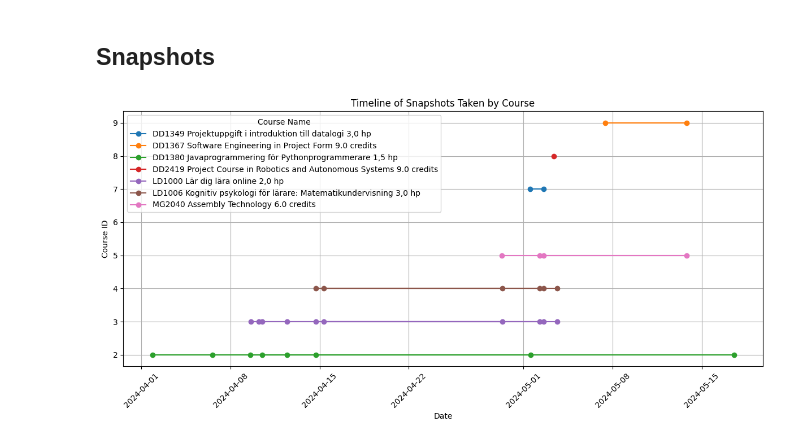
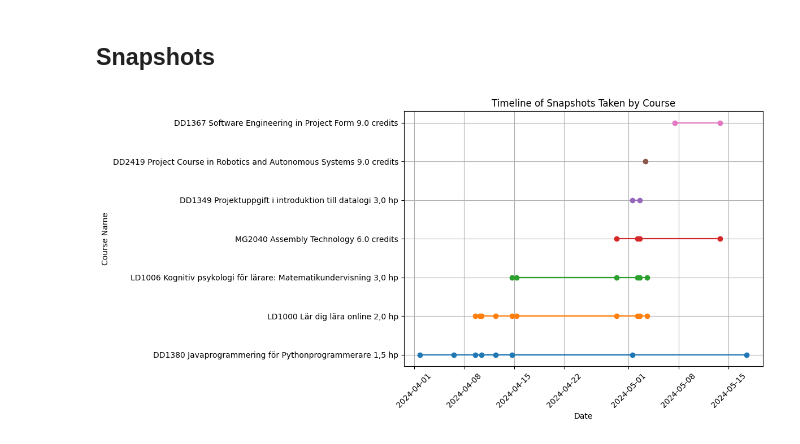
Before and after one commit to nattvara/DA231X, a Jupyter notebook: results/notebooks/performance.ipynb, the cells around one changed output. Saved outputs shown, nothing was run; the diff lists cells and outputs as text; code cells hidden in the pictures.

Commit message:
update snapshots table to be easier to read

```diff
--- a/results/notebooks/performance.ipynb
+++ b/results/notebooks/performance.ipynb
@@ -79,24 +79,28 @@ None
 # %%
 df_snapshots = dataframes['snapshots']
 df_courses = dataframes['courses']
 
 df_snapshots_filtered = df_snapshots[~df_snapshots['course_id'].isin(exclude_courses)]
 df_snapshots_with_names = pd.merge(df_snapshots_filtered, df_courses, left_on='course_id', right_on='id', how='left', suffixes=('', '_course'))
 
-df_snapshots_with_names['created_at'] = pd.to_datetime(df_snapshots_with_names['created_at'])
+course_id_to_name = dict(zip(df_courses['id'], df_courses['name']))
+
+df_snapshots_with_names['course_name'] = df_snapshots_with_names['course_id'].map(course_id_to_name)
+
+sorted_courses = df_snapshots_with_names.groupby('course_name')['created_at'].min().sort_values().index
 
 plt.figure(figsize=(12, 6))
 
-for course_name, group in df_snapshots_with_names.groupby('name'):
-    plt.plot(group['created_at'], group['course_id'], marker='o', linestyle='-', label=course_name)
+for course_name in sorted_courses:
+    group = df_snapshots_with_names[df_snapshots_with_names['course_name'] == course_name]
+    plt.plot(group['created_at'], group['course_name'], marker='o', linestyle='-', label=course_name)
 
 plt.title('Timeline of Snapshots Taken by Course')
 plt.xlabel('Date')
-plt.ylabel('Course ID')
-plt.legend(title='Course Name')
+plt.ylabel('Course Name')
 plt.grid(True)
 plt.xticks(rotation=45)
 plt.tight_layout()
 plt.show()
 # %% [output]
-[figure, old version]
+[figure, new version]
```
